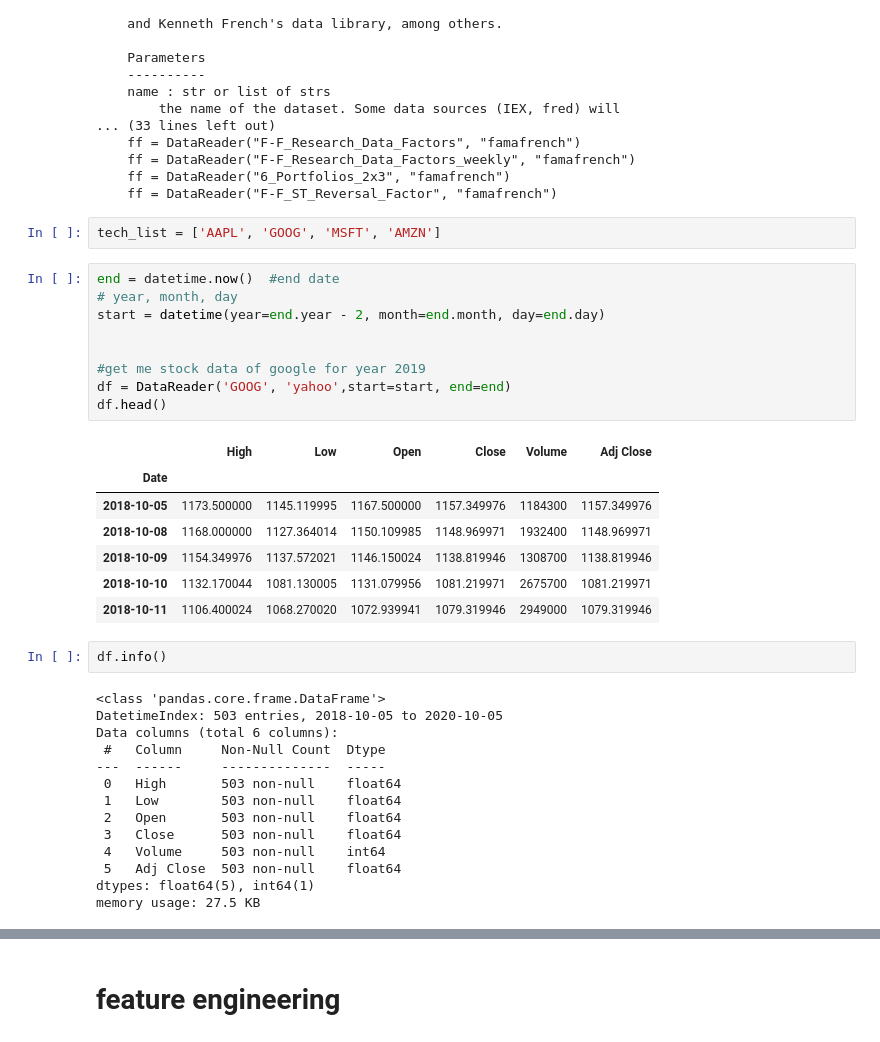
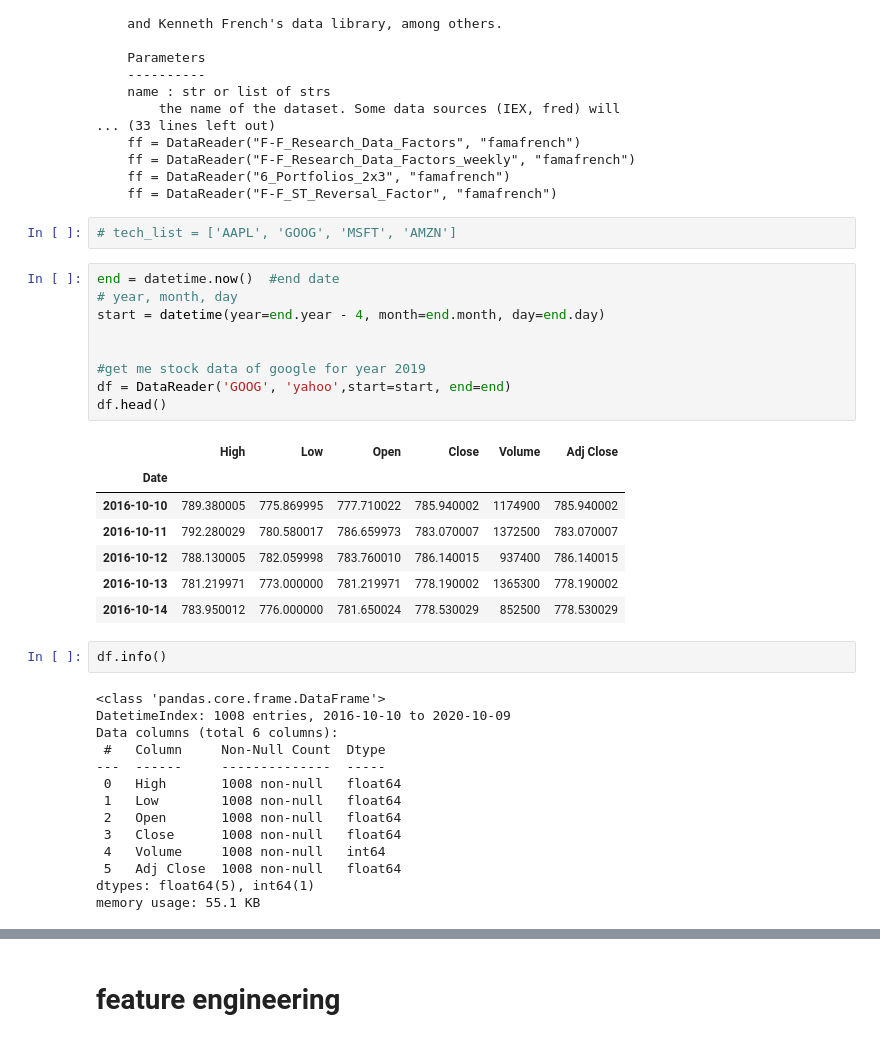
Before and after one commit to liyaSileshi/stock_price_prediction, a Jupyter notebook: stock_price_prediction.ipynb, the cells around one changed output, grey strips where cells are left out. Drawn from its saved outputs; the diff is of its cells as text.

```diff
--- a/stock_price_prediction.ipynb
+++ b/stock_price_prediction.ipynb
@@ -33,40 +34,40 @@ DataReader(name, data_source=None, start=None, end=None, retry_count=3, pause=0.
     ff = DataReader("6_Portfolios_2x3", "famafrench")
     ff = DataReader("F-F_ST_Reversal_Factor", "famafrench")
 # %%
-tech_list = ['AAPL', 'GOOG', 'MSFT', 'AMZN']
+# tech_list = ['AAPL', 'GOOG', 'MSFT', 'AMZN']
 # %%
 end = datetime.now()  #end date
 # year, month, day
-start = datetime(year=end.year - 2, month=end.month, day=end.day)
+start = datetime(year=end.year - 4, month=end.month, day=end.day)
 
 
 #get me stock data of google for year 2019
 df = DataReader('GOOG', 'yahoo',start=start, end=end)
 df.head()
 # %% [output]
 |  | High | Low | Open | Close | Volume | Adj Close |
 | Date |  |  |  |  |  |  |
-| 2018-10-05 | 1173.500000 | 1145.119995 | 1167.500000 | 1157.349976 | 1184300 | 1157.349976 |
-| 2018-10-08 | 1168.000000 | 1127.364014 | 1150.109985 | 1148.969971 | 1932400 | 1148.969971 |
-| 2018-10-09 | 1154.349976 | 1137.572021 | 1146.150024 | 1138.819946 | 1308700 | 1138.819946 |
-| 2018-10-10 | 1132.170044 | 1081.130005 | 1131.079956 | 1081.219971 | 2675700 | 1081.219971 |
-| 2018-10-11 | 1106.400024 | 1068.270020 | 1072.939941 | 1079.319946 | 2949000 | 1079.319946 |
+| 2016-10-10 | 789.380005 | 775.869995 | 777.710022 | 785.940002 | 1174900 | 785.940002 |
+| 2016-10-11 | 792.280029 | 780.580017 | 786.659973 | 783.070007 | 1372500 | 783.070007 |
+| 2016-10-12 | 788.130005 | 782.059998 | 783.760010 | 786.140015 | 937400 | 786.140015 |
+| 2016-10-13 | 781.219971 | 773.000000 | 781.219971 | 778.190002 | 1365300 | 778.190002 |
+| 2016-10-14 | 783.950012 | 776.000000 | 781.650024 | 778.530029 | 852500 | 778.530029 |
 # %%
 df.info()
 # %% [output]
 <class 'pandas.core.frame.DataFrame'>
-DatetimeIndex: 503 entries, 2018-10-05 to 2020-10-05
+DatetimeIndex: 1008 entries, 2016-10-10 to 2020-10-09
 Data columns (total 6 columns):
  #   Column     Non-Null Count  Dtype
 ---  ------     --------------  -----
- 0   High       503 non-null    float64
- 1   Low        503 non-null    float64
- 2   Open       503 non-null    float64
- 3   Close      503 non-null    float64
- 4   Volume     503 non-null    int64
- 5   Adj Close  503 non-null    float64
+ 0   High       1008 non-null   float64
+ 1   Low        1008 non-null   float64
+ 2   Open       1008 non-null   float64
+ 3   Close      1008 non-null   float64
+ 4   Volume     1008 non-null   int64
+ 5   Adj Close  1008 non-null   float64
 dtypes: float64(5), int64(1)
-memory usage: 27.5 KB
+memory usage: 55.1 KB
 # %%
 df.describe
 # %% [output]
```
Also changed, not shown: parts of 24 cells of this notebook.
